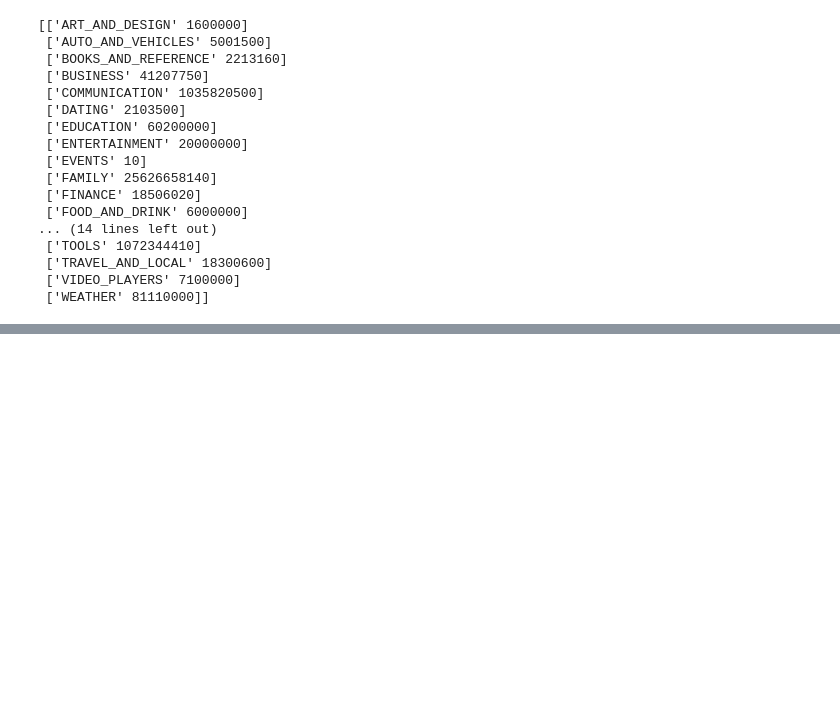
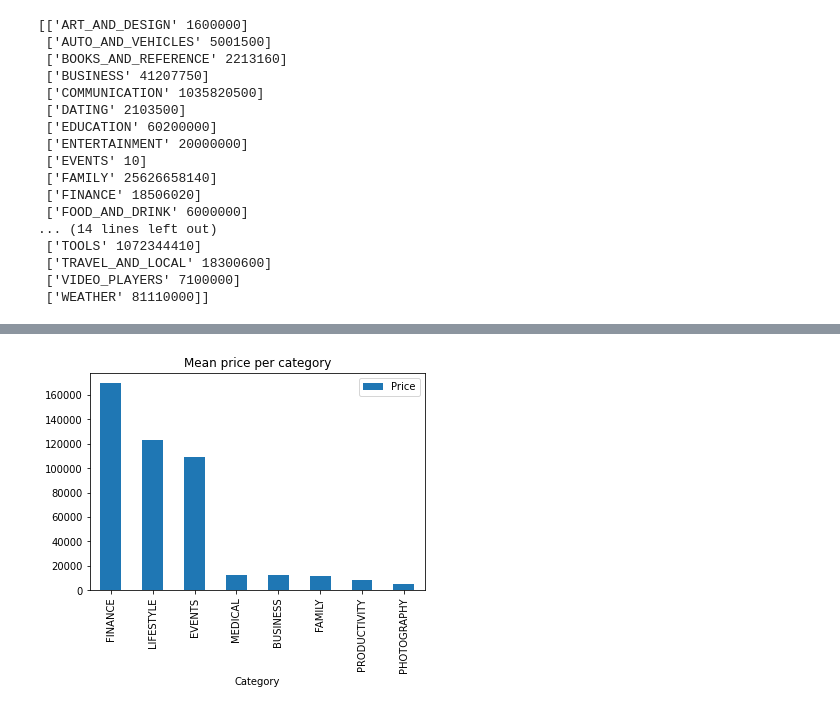
Before and after one commit to Rodauv/google_playstore_stats, a Jupyter notebook: my_mobapp_studio.ipynb, the cells around one changed output, grey strips where cells are left out. Drawn from its saved outputs; the diff is of its cells as text; code cells hidden in the pictures; blank space fills up the shorter version.

Commit message:
Max price per cat

```diff
--- a/my_mobapp_studio.ipynb
+++ b/my_mobapp_studio.ipynb
@@ -400,2 +401,12 @@ mark_size(dataset_clean_dated)
 # %%
 #What is the size of the market: Plot a bar with the mean price per category # & %
+def mark_price(df):
+    df_m_price = df[['Category','Price']]
+    df_m_price = df_m_price.groupby(['Category'],as_index=False).mean()
+    m_price_bar = df_m_price.nlargest(n=8, columns=['Price'])
+    m_price_bar.plot(x = 'Category', y='Price', title='Mean price per category', kind='bar')
+
+
+mark_price(dataset_clean_dated)
+# %% [output]
+[figure, added]
```
Also changed, not shown: parts of 3 cells of this notebook.
